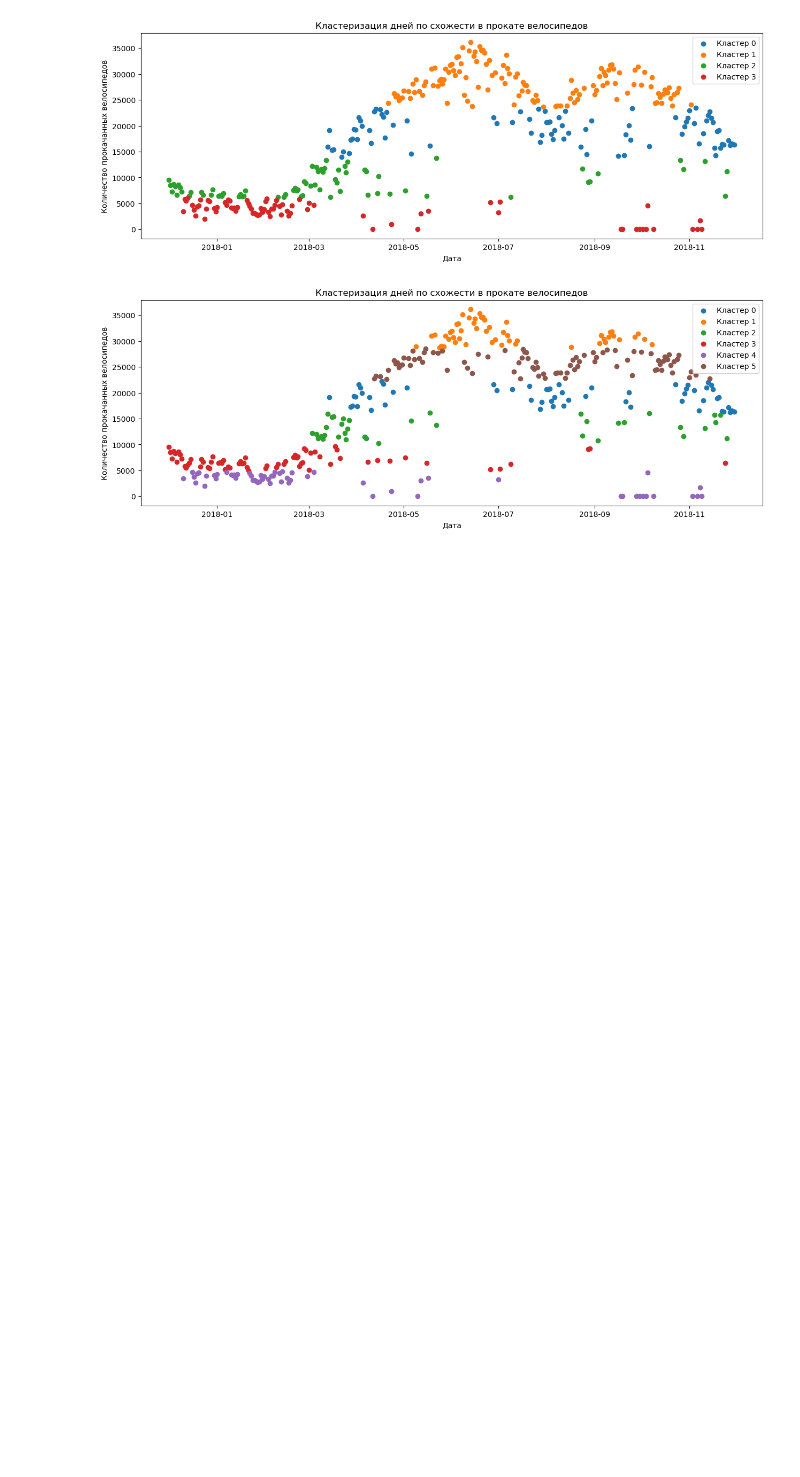
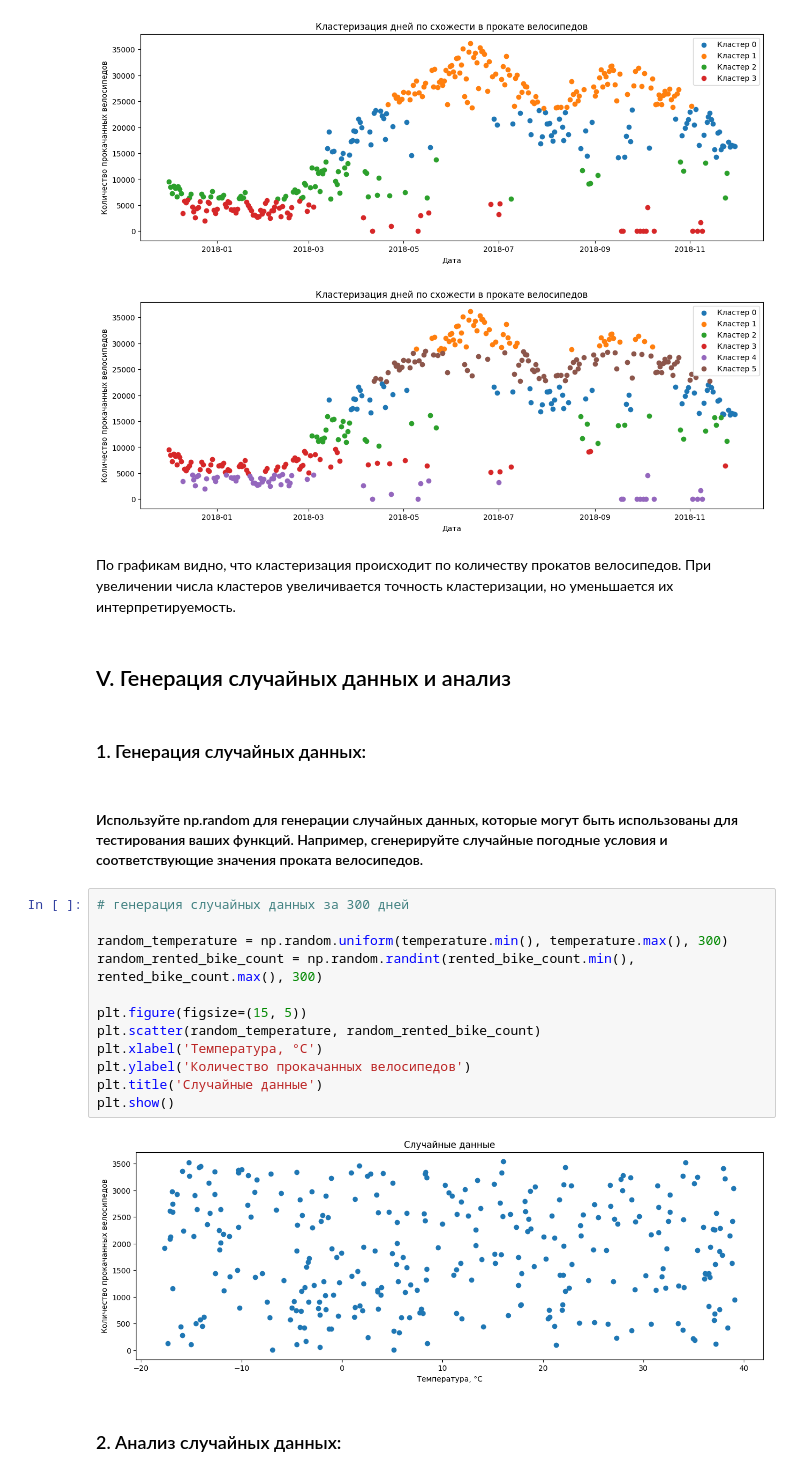
Before and after one commit to vorandpav/NoteBooks, a Jupyter notebook: Jupiter.ipynb, the cells around one changed output. Cells and saved outputs as stored; diff of their text form; blank space fills up the shorter version.

```diff
--- a/Jupiter.ipynb
+++ b/Jupiter.ipynb
@@ -822,3 +912,27 @@ for k in range(2, 7, 2):
 [figure]
 [figure]
 [figure]
+# %% [markdown]
+По графикам видно, что кластеризация происходит по количеству прокатов велосипедов. При увеличении числа кластеров увеличивается точность кластеризации, но уменьшается их интерпретируемость.
+# %% [markdown]
+## V. Генерация случайных данных и анализ
+# %% [markdown]
+### 1. Генерация случайных данных:
+# %% [markdown]
+#### Используйте np.random для генерации случайных данных, которые могут быть использованы для тестирования ваших функций. Например, сгенерируйте случайные погодные условия и соответствующие значения проката велосипедов.
+# %%
+# генерация случайных данных за 300 дней
+
+random_temperature = np.random.uniform(temperature.min(), temperature.max(), 300)
+random_rented_bike_count = np.random.randint(rented_bike_count.min(), rented_bike_count.max(), 300)
+
+plt.figure(figsize=(15, 5))
+plt.scatter(random_temperature, random_rented_bike_count)
+plt.xlabel('Температура, °C')
+plt.ylabel('Количество прокачанных велосипедов')
+plt.title('Случайные данные')
+plt.show()
+# %% [output]
+[figure, added]
+# %% [markdown]
+### 2. Анализ случайных данных:
```
Also changed, not shown: parts of 28 cells of this notebook.
